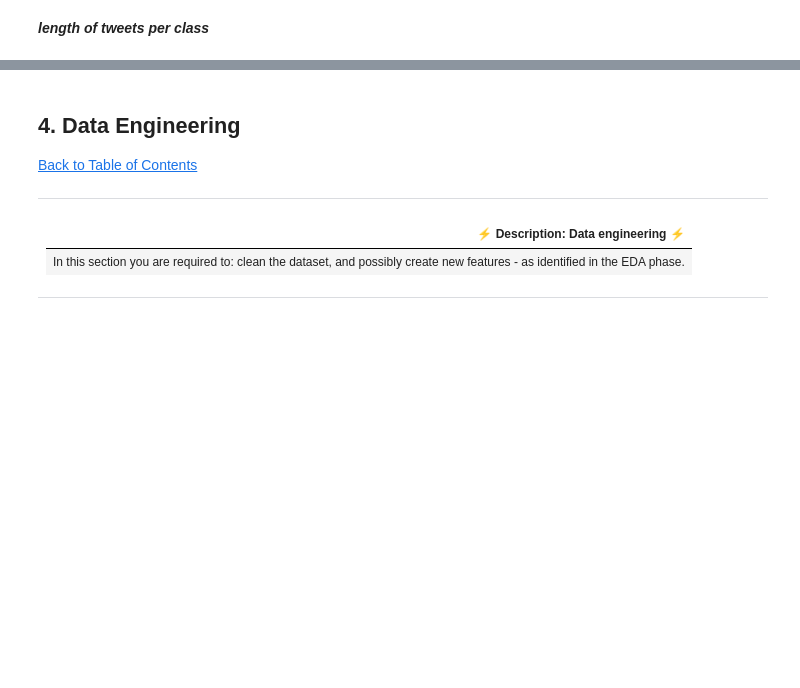
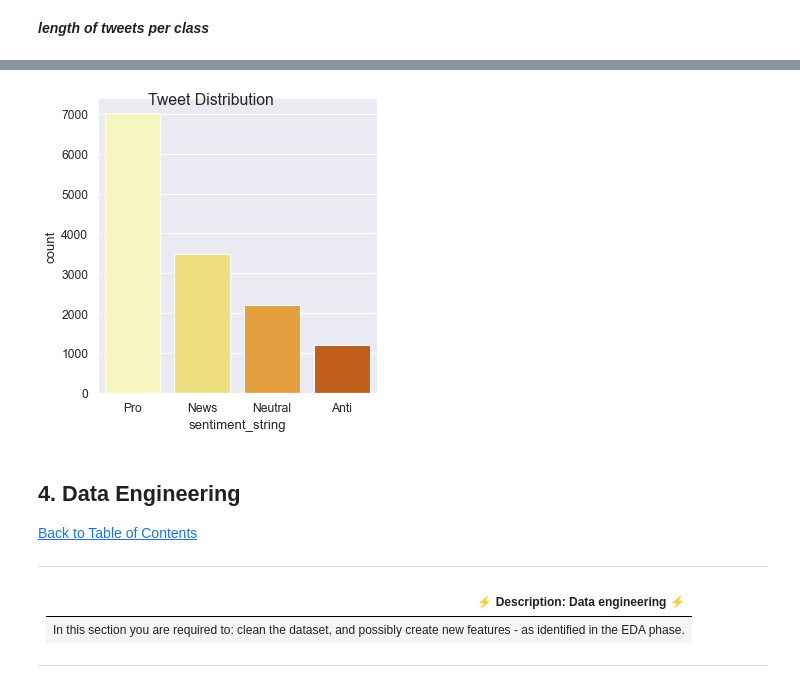
Before and after one commit to LPTsilo/Classification_Sprint_2207FTDS_Team_ES2, a Jupyter notebook: Classification_Sprint_Starter-Notebook.ipynb, the cells around one changed output, grey strips where cells are left out. Cells and saved outputs as stored; diff of their text form; code cells hidden in the pictures; blank space fills up the shorter version.

```diff
--- a/Classification_Sprint_Starter-Notebook.ipynb
+++ b/Classification_Sprint_Starter-Notebook.ipynb
@@ -354,3 +367,11 @@ ValueError: Either `x` or `y` must be None for kind='count'
+# %%
+# plotting bar graph
+sns.set(font_scale=1.1)
+ax1 = sns.catplot("sentiment_string", data=df_train, kind="count", palette = sns.color_palette('afmhot_r'))
+ax1.fig.suptitle('Tweet Distribution')
+plt.show()
+# %% [output]
+[figure, added]
 # %% [markdown]
 <a id="four"></a>
 ## 4. Data Engineering
```
Also changed, not shown: parts of 29 cells of this notebook.
